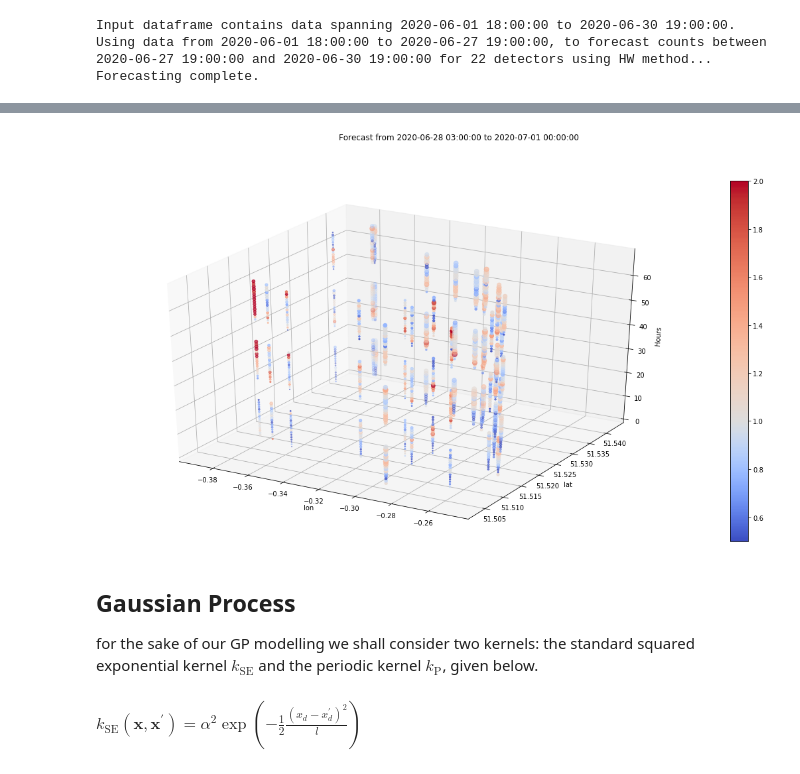
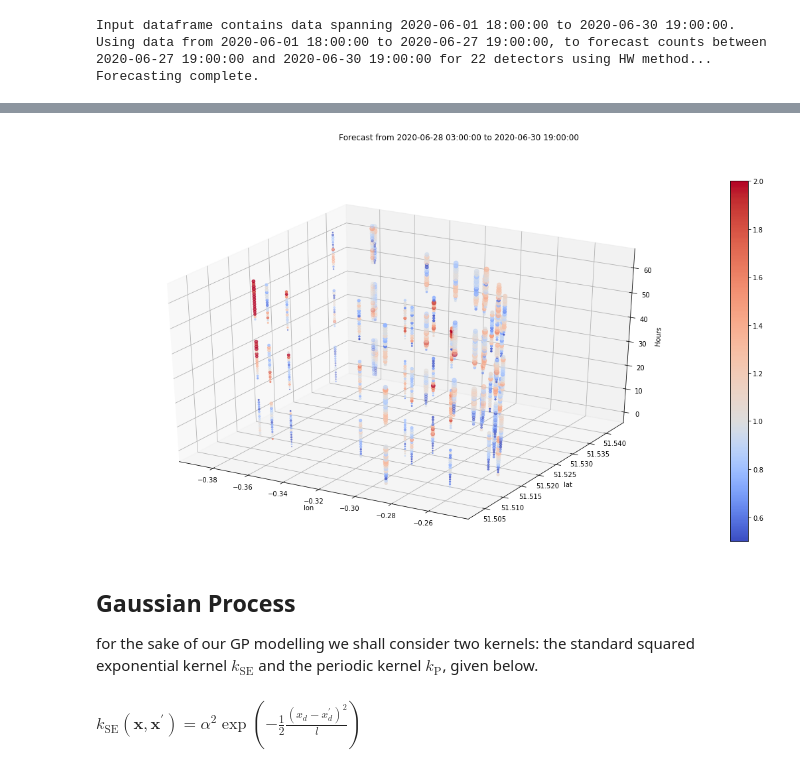
Before and after one commit to TeddyTW/SpatialScan, a Jupyter notebook: notebooks/JamCam_TSA.ipynb, the cells around one changed output, grey strips where cells are left out. Saved outputs shown, nothing was run; the diff lists cells and outputs as text; code cells hidden in the pictures.

```diff
--- a/notebooks/JamCam_TSA.ipynb
+++ b/notebooks/JamCam_TSA.ipynb
@@ -59,7 +66,7 @@ forecast_plotJ(CB_HW)
 # %%
-CB_plot(CB_HW)
+CB_plotJ(CB_HW)
 # %% [output]
-[figure, old version]
+[figure, new version]
 # %% [markdown]
 ## Gaussian Process
 for the sake of our GP modelling we shall consider two kernels: the standard squared exponential kernel $k_{\mathrm{SE}}$ and the periodic kernel $k_{\mathrm{P}}$, given below.
```
Also changed, not shown: parts of 20 cells of this notebook, 4 other files.
